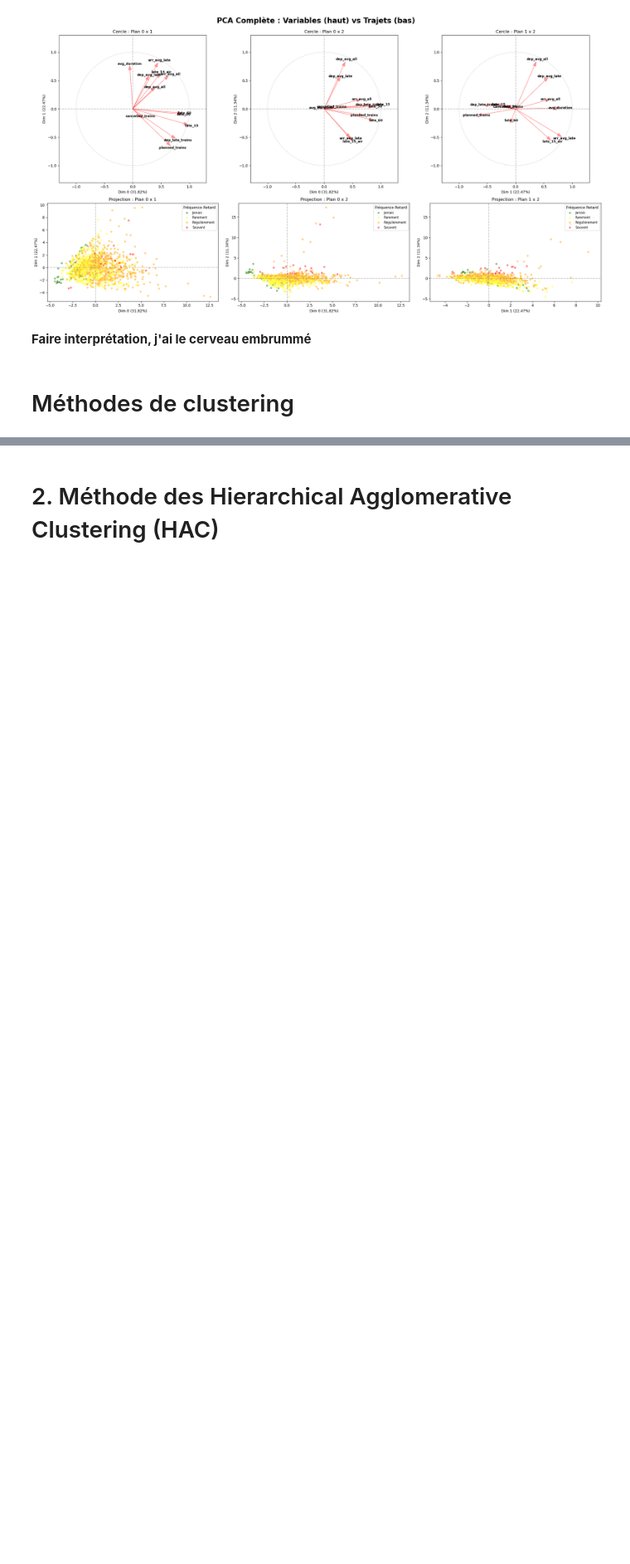
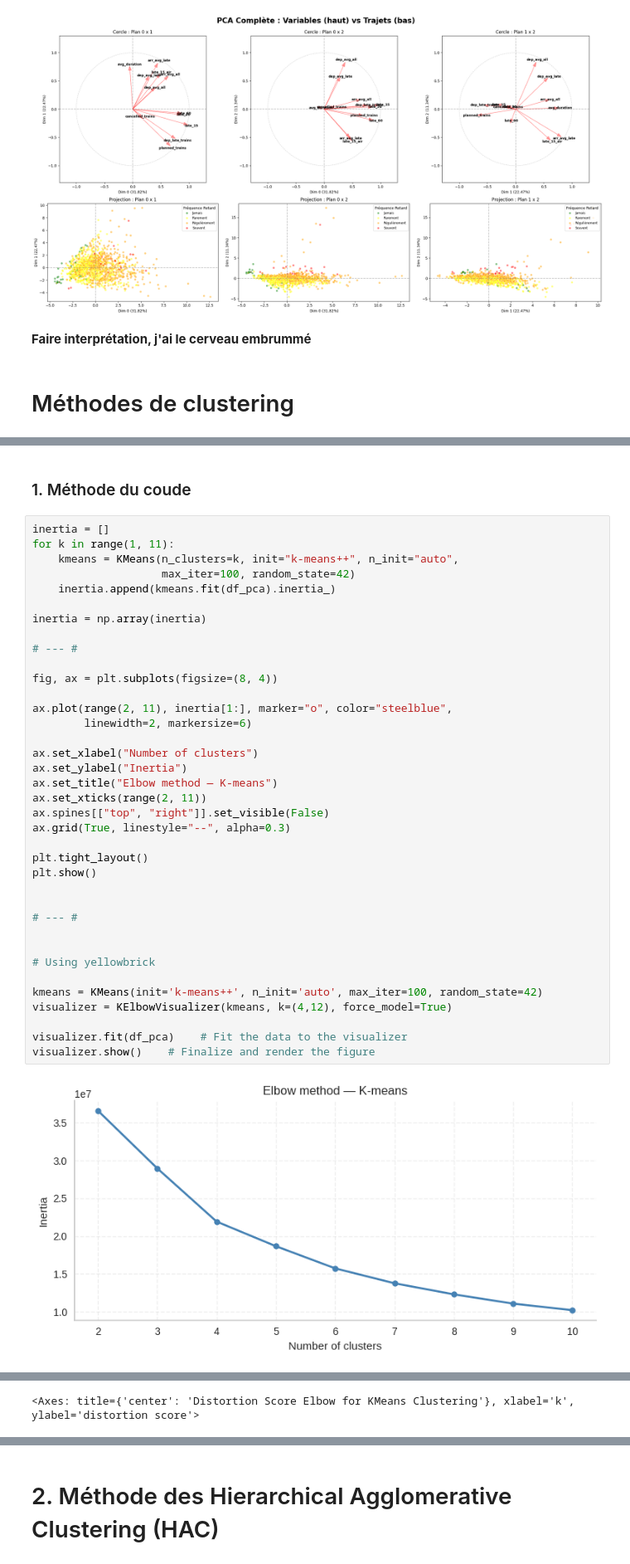
Before and after one commit to Clara-Lst/Projet_AD, a Jupyter notebook: AD-projet-python -clustering-clara.ipynb, the cells around one changed output, grey strips where cells are left out. Shown at 83% size. Saved outputs shown, nothing was run; the diff lists cells and outputs as text; blank space fills up the shorter version.

Commit message:
clustering clara

```diff
--- a/AD-projet-python -clustering-clara.ipynb
+++ b/AD-projet-python -clustering-clara.ipynb
@@ -431,0 +447,41 @@ plt.show()
+# %% [markdown]
+### 1. Méthode du coude
+# %%
+inertia = []
+for k in range(1, 11):
+    kmeans = KMeans(n_clusters=k, init="k-means++", n_init="auto",
+                    max_iter=100, random_state=42)
+    inertia.append(kmeans.fit(df_pca).inertia_)
+
+inertia = np.array(inertia)
+
+# --- #
+
+fig, ax = plt.subplots(figsize=(8, 4))
+
+ax.plot(range(2, 11), inertia[1:], marker="o", color="steelblue",
+        linewidth=2, markersize=6)
+
+ax.set_xlabel("Number of clusters")
+ax.set_ylabel("Inertia")
+ax.set_title("Elbow method — K-means")
+ax.set_xticks(range(2, 11))
+ax.spines[["top", "right"]].set_visible(False)
+ax.grid(True, linestyle="--", alpha=0.3)
+
+plt.tight_layout()
+plt.show()
+
+
+# --- #
+
+
+# Using yellowbrick
+
+kmeans = KMeans(init='k-means++', n_init='auto', max_iter=100, random_state=42)
+visualizer = KElbowVisualizer(kmeans, k=(4,12), force_model=True)
+
+visualizer.fit(df_pca)    # Fit the data to the visualizer
+visualizer.show()    # Finalize and render the figure
+# %% [output]
+[figure, added]
@@ -431,0 +489 @@ plt.show()
+<Axes: title={'center': 'Distortion Score Elbow for KMeans Clustering'}, xlabel='k', ylabel='distortion score'>
```
Also changed, not shown: parts of 47 cells of this notebook.
